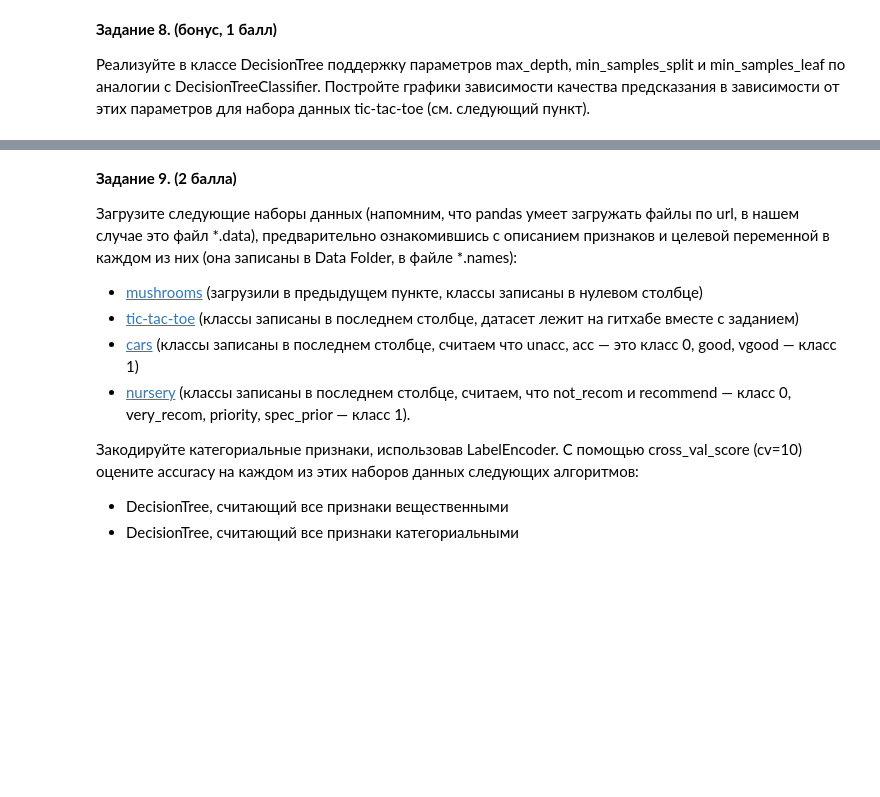
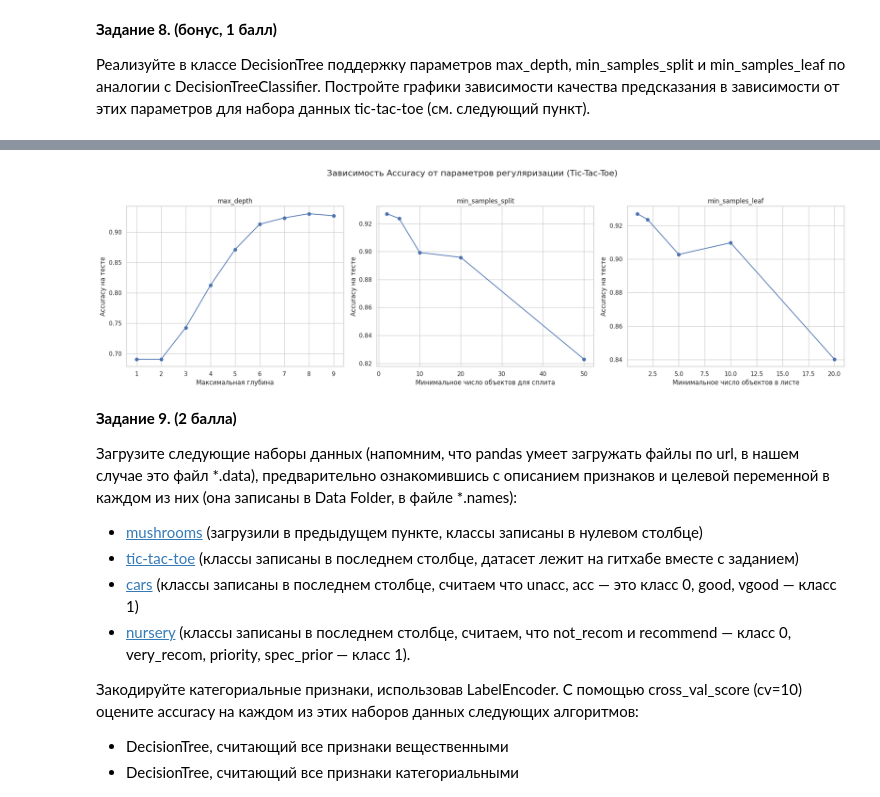
Before and after one commit to DmitriyKolesnikM8O/ML, a Jupyter notebook: hw2/hw2_trees.ipynb, the cells around one changed output, grey strips where cells are left out. Drawn from its saved outputs; the diff is of its cells as text; code cells hidden in the pictures; blank space fills up the shorter version.

```diff
--- a/hw2/hw2_trees.ipynb
+++ b/hw2/hw2_trees.ipynb
@@ -383,3 +529,82 @@ __Задание 8. (бонус, 1 балл)__
+# %%
+# Вся моя жизнь - копипаст импортов в каждую ячейку, я не вижу цели в жизни без этого
+# И кстати - как убрать это мерзкое подсвечивание у hw2code? import sys для этого сделан - не помог
+import sys
+sys.path.append('.')
+import importlib
+import hw2code
+importlib.reload(hw2code)
+
+from hw2code import DecisionTree
+import pandas as pd
+import numpy as np
+from sklearn.preprocessing import LabelEncoder
+from sklearn.model_selection import train_test_split
+from sklearn.metrics import accuracy_score
+import matplotlib.pyplot as plt
+
+try:
+    tictactoe_df = pd.read_csv('tic-tac-toe-endgame.csv')
+except FileNotFoundError:
+    print("Файл 'tic-tac-toe-endgame.csv' не найден. Проверь путь.")
+
+encoded_ttt_df = tictactoe_df.apply(LabelEncoder().fit_transform)
+
+X_ttt = encoded_ttt_df.iloc[:, :-1].values
+y_ttt = encoded_ttt_df.iloc[:, -1].values
+X_train_ttt, X_test_ttt, y_train_ttt, y_test_ttt = train_test_split(X_ttt, y_ttt, test_size=0.3, random_state=42)
+
+feature_types_ttt = ['categorical'] * X_ttt.shape[1]
+
+depths = range(1, 10)
+splits = [2, 5, 10, 20, 50]
+leafs = [1, 2, 5, 10, 20]
+
+results_depth = []
+for depth in depths:
+    tree = DecisionTree(feature_types=feature_types_ttt, max_depth=depth)
+    tree.fit(X_train_ttt, y_train_ttt)
+    acc = accuracy_score(y_test_ttt, tree.predict(X_test_ttt))
+    results_depth.append(acc)
+
+results_split = []
+for split_val in splits:
+    tree = DecisionTree(feature_types=feature_types_ttt, min_samples_split=split_val)
+    tree.fit(X_train_ttt, y_train_ttt)
+    acc = accuracy_score(y_test_ttt, tree.predict(X_test_ttt))
+    results_split.append(acc)
+
+results_leaf = []
+for leaf_val in leafs:
+    tree = DecisionTree(feature_types=feature_types_ttt, min_samples_leaf=leaf_val)
+    tree.fit(X_train_ttt, y_train_ttt)
+    acc = accuracy_score(y_test_ttt, tree.predict(X_test_ttt))
+    results_leaf.append(acc)
+
+
+fig, axes = plt.subplots(1, 3, figsize=(20, 6))
+fig.suptitle('Зависимость Accuracy от параметров регуляризации (Tic-Tac-Toe)', fontsize=16)
+
+axes[0].plot(depths, results_depth, marker='o')
+axes[0].set_title('max_depth')
+axes[0].set_xlabel('Максимальная глубина')
+axes[0].set_ylabel('Accuracy на тесте')
+axes[0].grid(True)
+axes[1].plot(splits, results_split, marker='o')
+axes[1].set_title('min_samples_split')
+axes[1].set_xlabel('Минимальное число объектов для сплита')
+axes[1].set_ylabel('Accuracy на тесте')
+axes[1].grid(True)
+axes[2].plot(leafs, results_leaf, marker='o')
+axes[2].set_title('min_samples_leaf')
+axes[2].set_xlabel('Минимальное число объектов в листе')
+axes[2].set_ylabel('Accuracy на тесте')
+axes[2].grid(True)
+
+plt.tight_layout(rect=[0, 0, 1, 0.95])
+plt.show()
+# %% [output]
+[figure, added]
 # %% [markdown]
 __Задание 9. (2 балла)__
 
```
Also changed, not shown: parts of 14 cells of this notebook.
